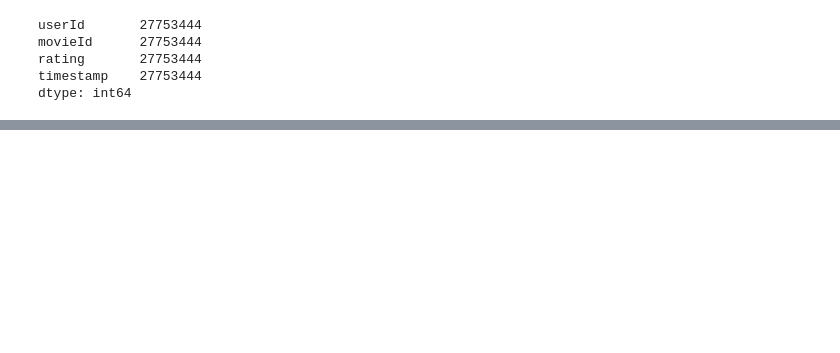
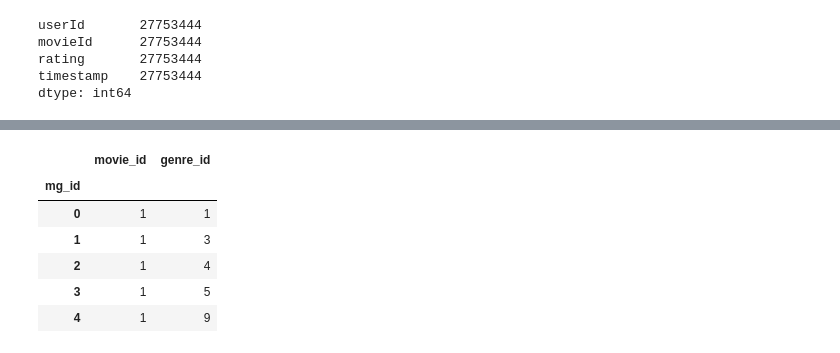
Before and after one commit to HelyxM/Final-Project, a Jupyter notebook: Data_Cleaning_Populate_ERD.ipynb, the cells around one changed output, grey strips where cells are left out. Cells and saved outputs as stored; diff of their text form; code cells hidden in the pictures; blank space fills up the shorter version.

```diff
--- a/Data_Cleaning_Populate_ERD.ipynb
+++ b/Data_Cleaning_Populate_ERD.ipynb
@@ -188,0 +200,18 @@ dtype: int64
+# %%
+genres_df = genres_df.loc[:, ["mg_id", "movie_id", "genre_id"]]
+movies_df = movies_df.loc[:, ["movie_id", "name", "year"]]
+ratings_df = ratings_df.loc[:, ["user_id", "movie_id", "rating"]]
+
+genres_df = genres_df.set_index("mg_id")
+movies_df = movies_df.set_index("movie_id")
+ratings_df = ratings_df.set_index("user_id")
+# %%
+genres_df.head()
+# %% [output]
+|  | movie_id | genre_id |
+| mg_id |  |  |
+| 0 | 1 | 1 |
+| 1 | 1 | 3 |
+| 2 | 1 | 4 |
+| 3 | 1 | 5 |
+| 4 | 1 | 9 |
```
Also changed, not shown: parts of 32 cells of this notebook, 1 other file.
